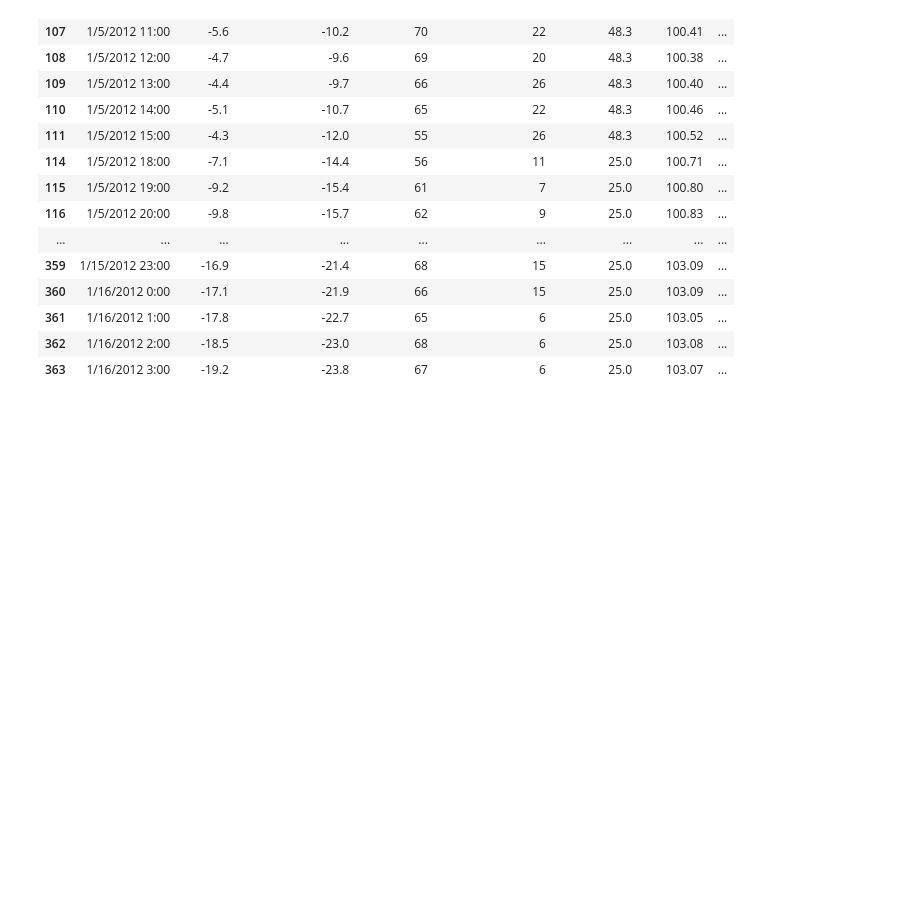
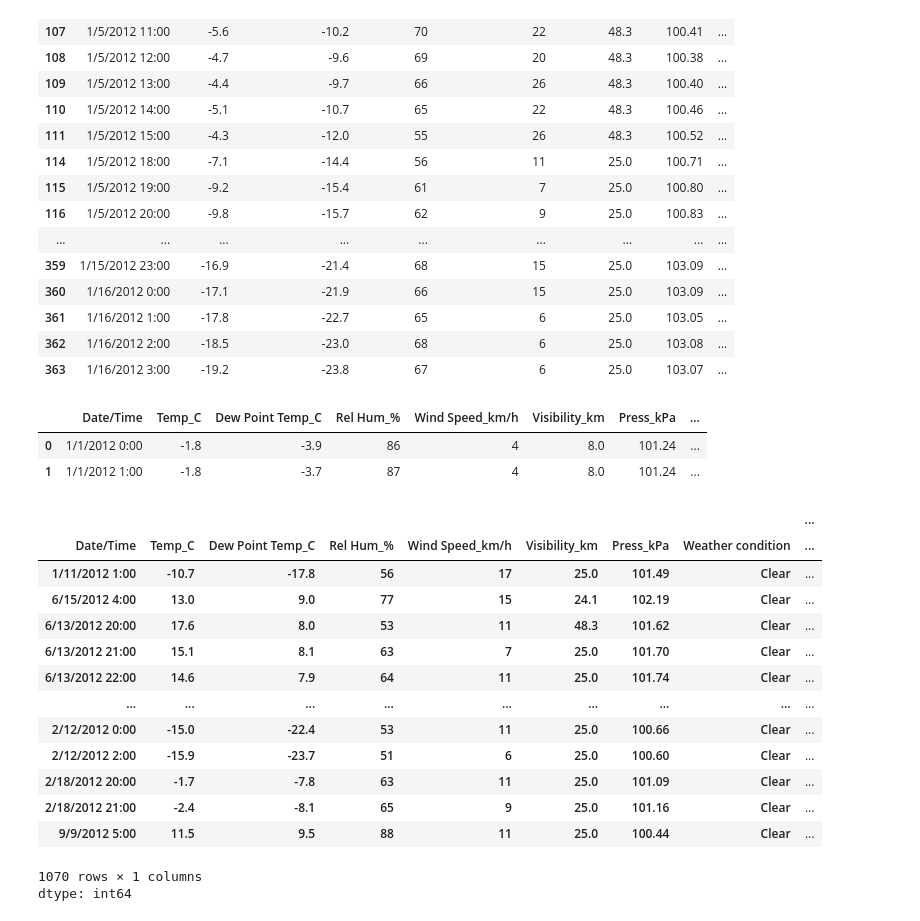
Before and after one commit to Festuskipkoech/Festus_data-science, a Jupyter notebook: WeatherDataAnalysis.ipynb, the cells around one changed output. Cells and saved outputs as stored; diff of their text form; code cells hidden in the pictures; blank space fills up the shorter version.

```diff
--- a/WeatherDataAnalysis.ipynb
+++ b/WeatherDataAnalysis.ipynb
@@ -490,3 +490,30 @@ data[(data['Weather condition'] == 'Clear') | (data['Visibility_km'] > 40)].head
 | 361 | 1/16/2012 1:00 | -17.8 | -22.7 | 65 | 6 | 25.0 | 103.05 | ... |
 | 362 | 1/16/2012 2:00 | -18.5 | -23.0 | 68 | 6 | 25.0 | 103.08 | ... |
 | 363 | 1/16/2012 3:00 | -19.2 | -23.8 | 67 | 6 | 25.0 | 103.07 | ... |
+# %%
+# find the instances when
+# a. weather is clear and relative humidity is greater than 50
+# b.visibility is above 40
+data.head(2)
+# %% [output]
+|  | Date/Time | Temp_C | Dew Point Temp_C | Rel Hum_% | Wind Speed_km/h | Visibility_km | Press_kPa | ... |
+| 0 | 1/1/2012 0:00 | -1.8 | -3.9 | 86 | 4 | 8.0 | 101.24 | ... |
+| 1 | 1/1/2012 1:00 | -1.8 | -3.7 | 87 | 4 | 8.0 | 101.24 | ... |
+# %%
+data[(data['Weather condition'] == 'Clear') & (data['Rel Hum_%'] > 50)].value_counts()
+# %% [output]
+|  |  |  |  |  |  |  |  | ... |
+| Date/Time | Temp_C | Dew Point Temp_C | Rel Hum_% | Wind Speed_km/h | Visibility_km | Press_kPa | Weather condition | ... |
+| 1/11/2012 1:00 | -10.7 | -17.8 | 56 | 17 | 25.0 | 101.49 | Clear | ... |
+| 6/15/2012 4:00 | 13.0 | 9.0 | 77 | 15 | 24.1 | 102.19 | Clear | ... |
+| 6/13/2012 20:00 | 17.6 | 8.0 | 53 | 11 | 48.3 | 101.62 | Clear | ... |
+| 6/13/2012 21:00 | 15.1 | 8.1 | 63 | 7 | 25.0 | 101.70 | Clear | ... |
+| 6/13/2012 22:00 | 14.6 | 7.9 | 64 | 11 | 25.0 | 101.74 | Clear | ... |
+| ... | ... | ... | ... | ... | ... | ... | ... | ... |
+| 2/12/2012 0:00 | -15.0 | -22.4 | 53 | 11 | 25.0 | 100.66 | Clear | ... |
+| 2/12/2012 2:00 | -15.9 | -23.7 | 51 | 6 | 25.0 | 100.60 | Clear | ... |
+| 2/18/2012 20:00 | -1.7 | -7.8 | 63 | 11 | 25.0 | 101.09 | Clear | ... |
+| 2/18/2012 21:00 | -2.4 | -8.1 | 65 | 9 | 25.0 | 101.16 | Clear | ... |
+| 9/9/2012 5:00 | 11.5 | 9.5 | 88 | 11 | 25.0 | 100.44 | Clear | ... |
+1070 rows × 1 columns
+dtype: int64
```
Also changed, not shown: parts of 1 cell of this notebook.
